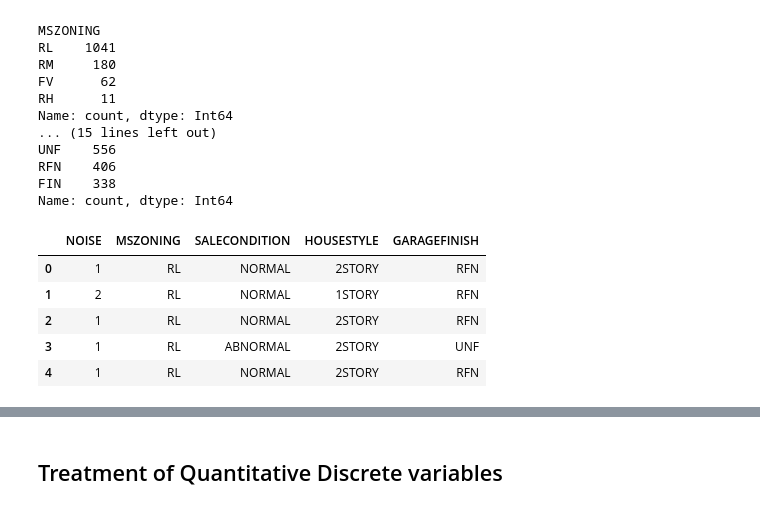
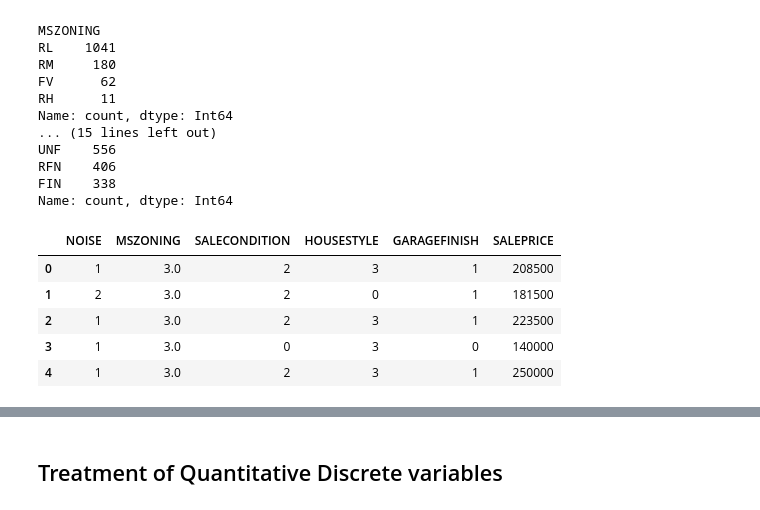
Before and after one commit to lucasamtaylor01/KaggleGettingStarted, a Jupyter notebook: 02_HOUSING_PRICES/02_noteboks/01_cleaning.ipynb, the cells around one changed output, grey strips where cells are left out. Drawn from its saved outputs; the diff is of its cells as text; code cells hidden in the pictures.

```diff
--- a/02_HOUSING_PRICES/02_noteboks/01_cleaning.ipynb
+++ b/02_HOUSING_PRICES/02_noteboks/01_cleaning.ipynb
@@ -504,20 +519,58 @@ columns_to_le_analysis = columns_qual_nom_encoder
 df_clean_qual_nom_le = df_clean_qual_nom[columns_to_le_analysis].copy()
 # %%
 # NOISE
-
 mapping_noise = {
     'LOW': 0,
     'NORMAL': 1,
     'HIGH': 2
 }
+df_clean_qual_nom_le['NOISE'] = df_clean_qual_nom_le['NOISE'].map(mapping_noise)
 
-df_clean_qual_nom_le['NOISE'] = df_clean_qual_nom_le['NOISE'].map(mapping_noise)
+
+# MSZONING
+mapping_mszoning = {
+    'RH': 0,
+    'FV': 1,
+    'RM': 2,
+    'RL': 3
+}
+df_clean_qual_nom_le['MSZONING'] = df_clean_qual_nom_le['MSZONING'].map(mapping_mszoning)
+
+# SALECONDITION
+mapping_salecondition = {
+    'NORMAL': 2,
+    'PARTIAL': 1,
+    'ABNORMAL': 0
+}
+df_clean_qual_nom_le['SALECONDITION'] = df_clean_qual_nom_le['SALECONDITION'].map(mapping_salecondition)
+
+#HOUSESTYLE
+
+mapping_salecondition = {
+    '1STORY': 0,
+    '1.5STORY': 1,
+    'SPLIT': 2,
+    '2STORY': 3,
+
+}
+
+df_clean_qual_nom_le['HOUSESTYLE'] = df_clean_qual_nom_le['HOUSESTYLE'].map(mapping_salecondition)
+
+# GARAGEFINISH
+mapping_garagefinish = {
+    'FIN': 2,
+    'RFN': 1,
+    'UNF': 0
+}
+
+df_clean_qual_nom_le['GARAGEFINISH'] = df_clean_qual_nom_le['GARAGEFINISH'].map(mapping_garagefinish)
 # %%
+df_clean_qual_nom_le[target] = df_clean_qual_nom[target]
 df_clean_qual_nom_le.head()
 # %% [output]
-|  | NOISE | MSZONING | SALECONDITION | HOUSESTYLE | GARAGEFINISH |
-| 0 | 1 | RL | NORMAL | 2STORY | RFN |
-| 1 | 2 | RL | NORMAL | 1STORY | RFN |
-| 2 | 1 | RL | NORMAL | 2STORY | RFN |
-| 3 | 1 | RL | ABNORMAL | 2STORY | UNF |
-| 4 | 1 | RL | NORMAL | 2STORY | RFN |
+|  | NOISE | MSZONING | SALECONDITION | HOUSESTYLE | GARAGEFINISH | SALEPRICE |
+| 0 | 1 | 3.0 | 2 | 3 | 1 | 208500 |
+| 1 | 2 | 3.0 | 2 | 0 | 1 | 181500 |
+| 2 | 1 | 3.0 | 2 | 3 | 1 | 223500 |
+| 3 | 1 | 3.0 | 0 | 3 | 0 | 140000 |
+| 4 | 1 | 3.0 | 2 | 3 | 1 | 250000 |
```
Also changed, not shown: parts of 10 cells of this notebook.
